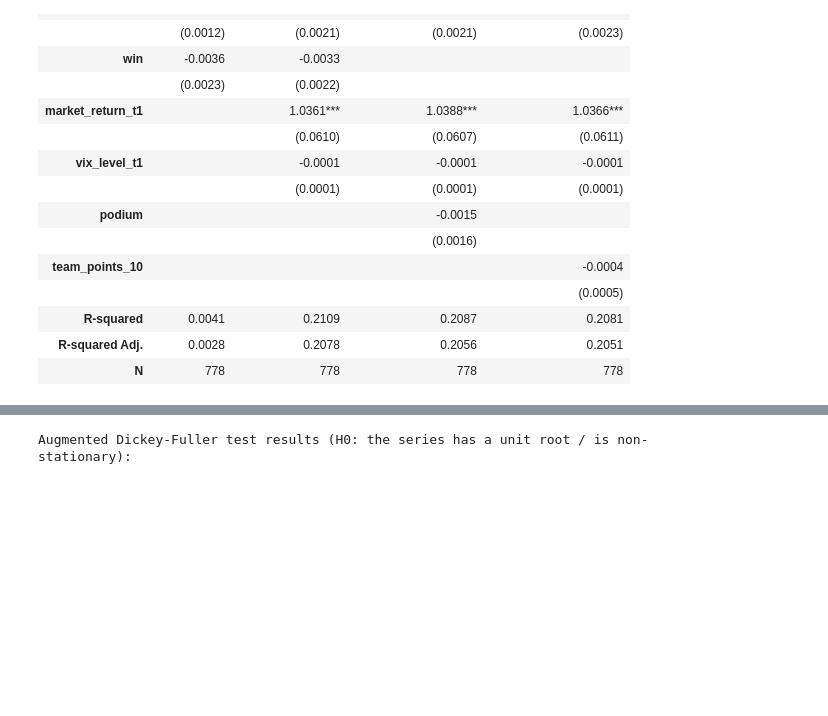
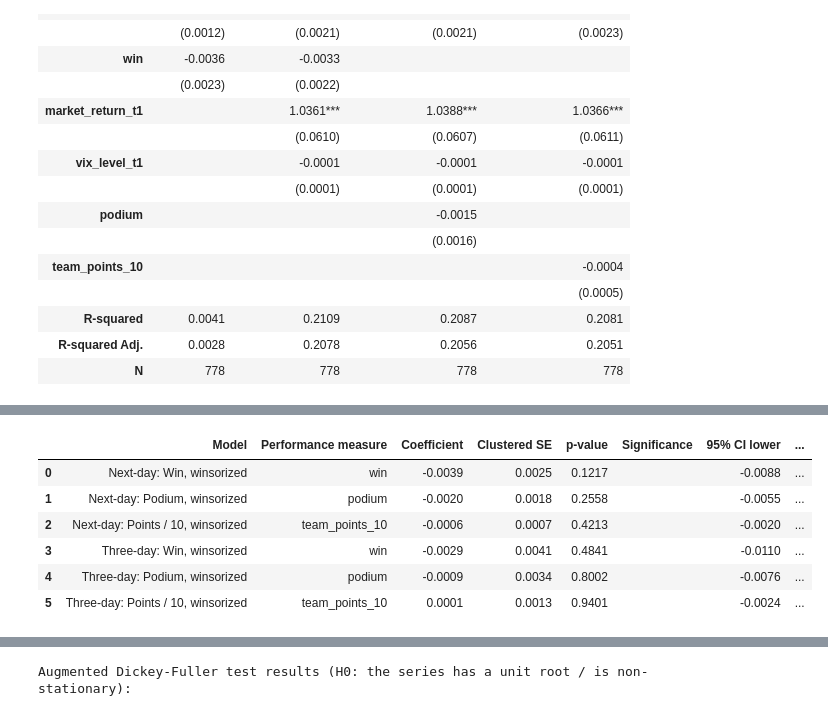
Before and after one commit to dhruv-shxh/f1-sponsor-stocks, a Jupyter notebook: f1_sponsor_analysis_final_robust_new.ipynb, the cells around one changed output, grey strips where cells are left out. Drawn from its saved outputs; the diff is of its cells as text; code cells hidden in the pictures; blank space fills up the shorter version.

```diff
--- a/f1_sponsor_analysis_final_robust_new.ipynb
+++ b/f1_sponsor_analysis_final_robust_new.ipynb
@@ -1276,0 +1597,37 @@ Standard errors in parentheses.
+# %%
+winsorized_fe_table = make_fe_results_table(
+    models=[
+        fe_t1_win_w1,
+        fe_t1_podium_w1,
+        fe_t1_points_w1,
+        fe_t3_win_w1,
+        fe_t3_podium_w1,
+        fe_t3_points_w1,
+    ],
+    model_labels=[
+        "Next-day: Win, winsorized",
+        "Next-day: Podium, winsorized",
+        "Next-day: Points / 10, winsorized",
+        "Three-day: Win, winsorized",
+        "Three-day: Podium, winsorized",
+        "Three-day: Points / 10, winsorized",
+    ],
+    performance_vars=[
+        "win",
+        "podium",
+        "team_points_10",
+        "win",
+        "podium",
+        "team_points_10",
+    ],
+)
+
+display(winsorized_fe_table.round(4))
+# %% [output]
+|  | Model | Performance measure | Coefficient | Clustered SE | p-value | Significance | 95% CI lower | ... |
+| 0 | Next-day: Win, winsorized | win | -0.0039 | 0.0025 | 0.1217 |  | -0.0088 | ... |
+| 1 | Next-day: Podium, winsorized | podium | -0.0020 | 0.0018 | 0.2558 |  | -0.0055 | ... |
+| 2 | Next-day: Points / 10, winsorized | team_points_10 | -0.0006 | 0.0007 | 0.4213 |  | -0.0020 | ... |
+| 3 | Three-day: Win, winsorized | win | -0.0029 | 0.0041 | 0.4841 |  | -0.0110 | ... |
+| 4 | Three-day: Podium, winsorized | podium | -0.0009 | 0.0034 | 0.8002 |  | -0.0076 | ... |
+| 5 | Three-day: Points / 10, winsorized | team_points_10 | 0.0001 | 0.0013 | 0.9401 |  | -0.0024 | ... |
```
Also changed, not shown: parts of 14 cells of this notebook, 2 other files.
